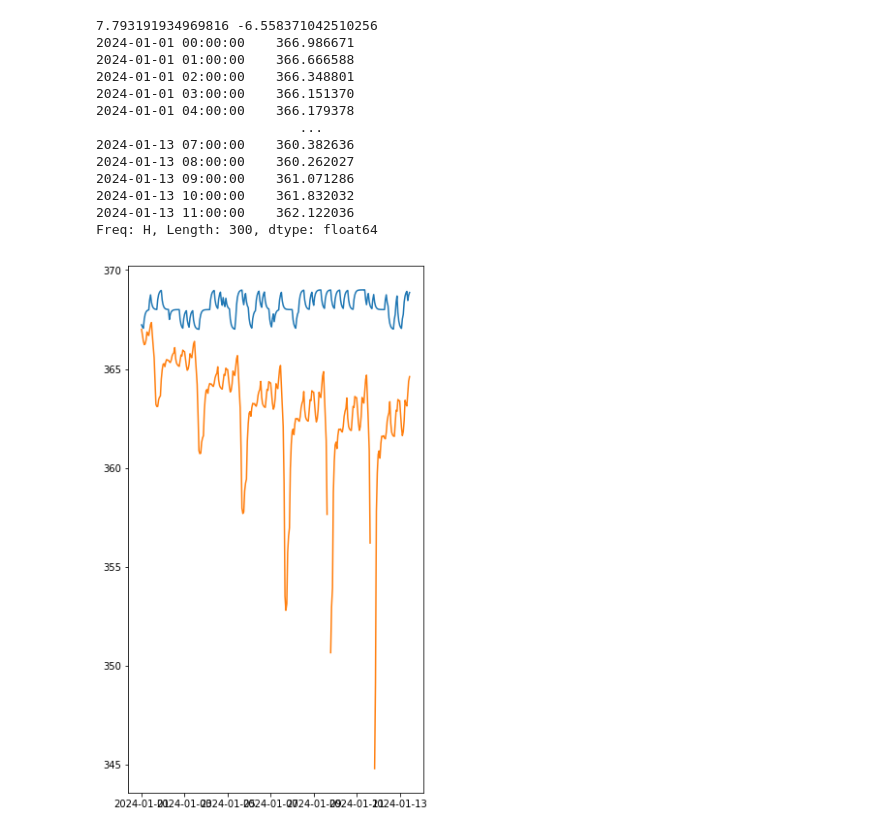
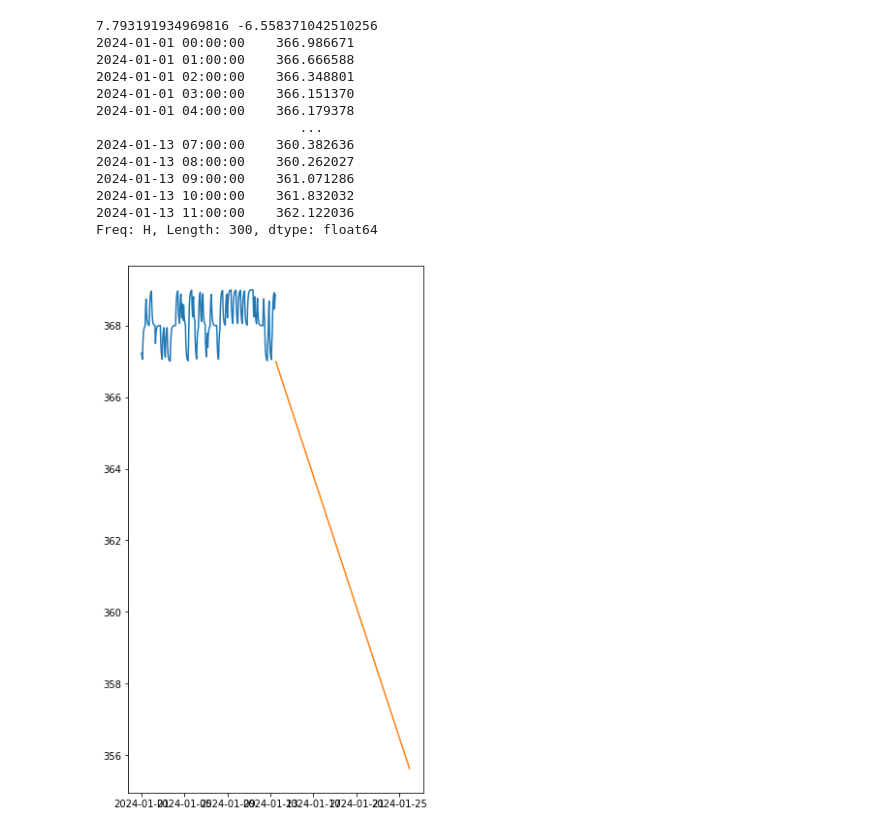
Before and after one commit to A101110/models, a Jupyter notebook: Exponential_pred.ipynb, the cells around one changed output. Drawn from its saved outputs; the diff is of its cells as text; code cells hidden in the pictures.

```diff
--- a/Exponential_pred.ipynb
+++ b/Exponential_pred.ipynb
@@ -125,13 +125,8 @@ Number of Observations Used : 292
 [figure]
 # %%
 period = 48
-fit1 = ExponentialSmoothing(
+fit1 = Holt(
     df2['flow1'],
-    use_boxcox=True,
-    initialization_method="heuristic",
-    seasonal_periods = period,
-    trend="add",
-    seasonal="add",
 ).fit()
 fit2 = ExponentialSmoothing(
     df2['flow1'],
@@ -193,7 +188,7 @@ Freq: H, Length: 300, dtype: float64
 # %%
 
 figure = pylab.subplot(1,2,2)
 figure1 = pylab.plot(df1['flow1'], label = "истинные значения")
-figure2 = pylab.plot(predictions_final, label = "прогноз 1")
+figure2 = pylab.plot(forecast1, label = "прогноз 1")
 # %% [output]
-[figure, old version]
+[figure, new version]
```
Also changed, not shown: 3 other files.
